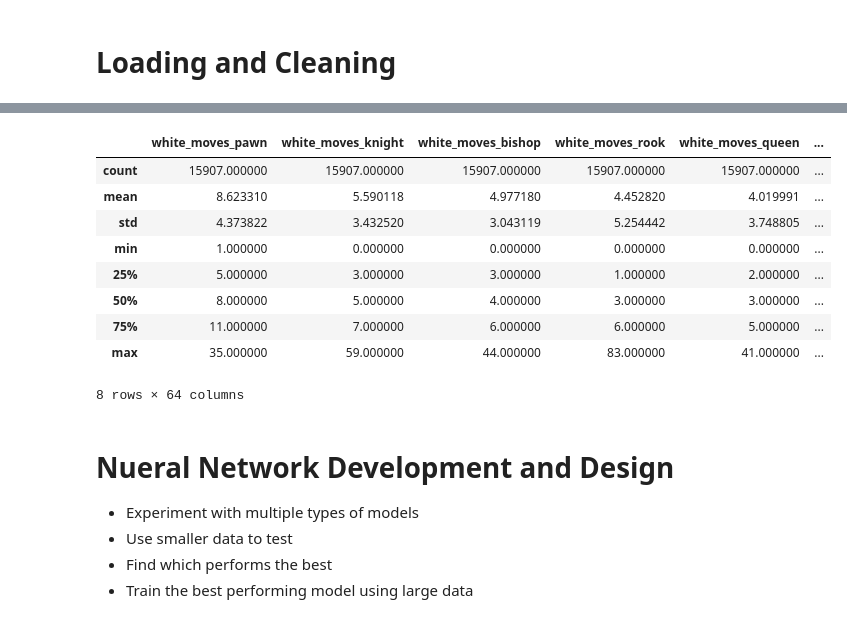
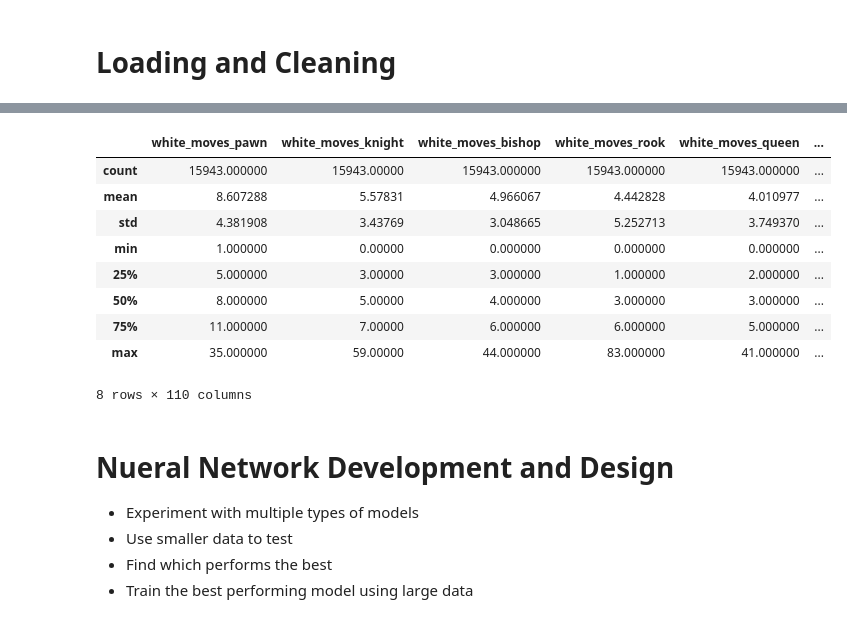
Before and after one commit to T-hawk/chess-ds-final, a Jupyter notebook: neural-net.ipynb, the cells around one changed output, grey strips where cells are left out. Cells and saved outputs as stored; diff of their text form; code cells hidden in the pictures.

```diff
--- a/neural-net.ipynb
+++ b/neural-net.ipynb
@@ -47,9 +47,7 @@ print(chess_data_raw.shape)
 print(chess_data_raw.columns)
 chess_data_raw.head()
 
-chess_data_raw = chess_data_raw[chess_data_raw['turns'] > 4]
-
-chess_data_raw
+chess_data_raw = chess_data_raw[chess_data_raw['turns'] >= 4]
 
 chess_data = chess_data_raw.drop(columns=["id", "white_id", "black_id"])
 chess_data = chess_data.dropna()
@@ -171,38 +225,70 @@ def board_analysis(movelist):
     return flattened_vector
 # %%
 colors = ["white", "black"]
-categories = ["moves", "captures", "checks", "forks", "pins"]
+categories = [
+    "moves",
+    "captures",
+    "checks",
+    "forks",
+    "pins",
+    "attacks",
+    "defenses",
+    "center_control_turns",
+]
 pieces = ["pawn", "knight", "bishop", "rook", "queen", "king"]
+summary_metrics = ["promotions", "forced_moves", "material_taken", "material_lost"]
 
 neural_net_columns = [
     f"{color}_{category}_{piece}"
     for color in colors
     for category in categories
     for piece in pieces
-] + [f"{color}_promotions" for color in colors]
+] + [
+    f"{color}_{metric}"
+    for color in colors
+    for metric in summary_metrics
+]
 
-neural_net_columns += ["white_elo", "black_elo"]
+neural_net_columns += [
+    "white_elo",
+    "black_elo",
+    "total_turns",
+    "white_turns",
+    "black_turns",
+    "idx"
+]
 
 neural_net_rows = []
 
 for idx, row in chess_data.iterrows():
+    total_turns = row["turns"]
+    white_turns = (total_turns + 1) // 2
+    black_turns = total_turns // 2
+
     board_analysis_row = board_analysis(row["moves"])
-    board_analysis_row += [row["white_rating"], row["black_rating"]]
+    board_analysis_row += [
+        row["white_rating"],
+        row["black_rating"],
+        total_turns,
+        white_turns,
+        black_turns,
+        idx
+    ]
     neural_net_rows.append(board_analysis_row)
 
 neural_net_input = pd.DataFrame(neural_net_rows, columns=neural_net_columns)
 neural_net_input.describe()
 # %% [output]
 |  | white_moves_pawn | white_moves_knight | white_moves_bishop | white_moves_rook | white_moves_queen | ... |
-| count | 15907.000000 | 15907.000000 | 15907.000000 | 15907.000000 | 15907.000000 | ... |
-| mean | 8.623310 | 5.590118 | 4.977180 | 4.452820 | 4.019991 | ... |
-| std | 4.373822 | 3.432520 | 3.043119 | 5.254442 | 3.748805 | ... |
-| min | 1.000000 | 0.000000 | 0.000000 | 0.000000 | 0.000000 | ... |
-| 25% | 5.000000 | 3.000000 | 3.000000 | 1.000000 | 2.000000 | ... |
-| 50% | 8.000000 | 5.000000 | 4.000000 | 3.000000 | 3.000000 | ... |
-| 75% | 11.000000 | 7.000000 | 6.000000 | 6.000000 | 5.000000 | ... |
-| max | 35.000000 | 59.000000 | 44.000000 | 83.000000 | 41.000000 | ... |
+| count | 15943.000000 | 15943.00000 | 15943.000000 | 15943.000000 | 15943.000000 | ... |
+| mean | 8.607288 | 5.57831 | 4.966067 | 4.442828 | 4.010977 | ... |
+| std | 4.381908 | 3.43769 | 3.048665 | 5.252713 | 3.749370 | ... |
+| min | 1.000000 | 0.00000 | 0.000000 | 0.000000 | 0.000000 | ... |
+| 25% | 5.000000 | 3.00000 | 3.000000 | 1.000000 | 2.000000 | ... |
+| 50% | 8.000000 | 5.00000 | 4.000000 | 3.000000 | 3.000000 | ... |
+| 75% | 11.000000 | 7.00000 | 6.000000 | 6.000000 | 5.000000 | ... |
+| max | 35.000000 | 59.00000 | 44.000000 | 83.000000 | 41.000000 | ... |
-8 rows × 64 columns
+8 rows × 110 columns
 # %% [markdown]
 # Nueral Network Development and Design
 - Experiment with multiple types of models
```
Also changed, not shown: parts of 13 cells of this notebook.
